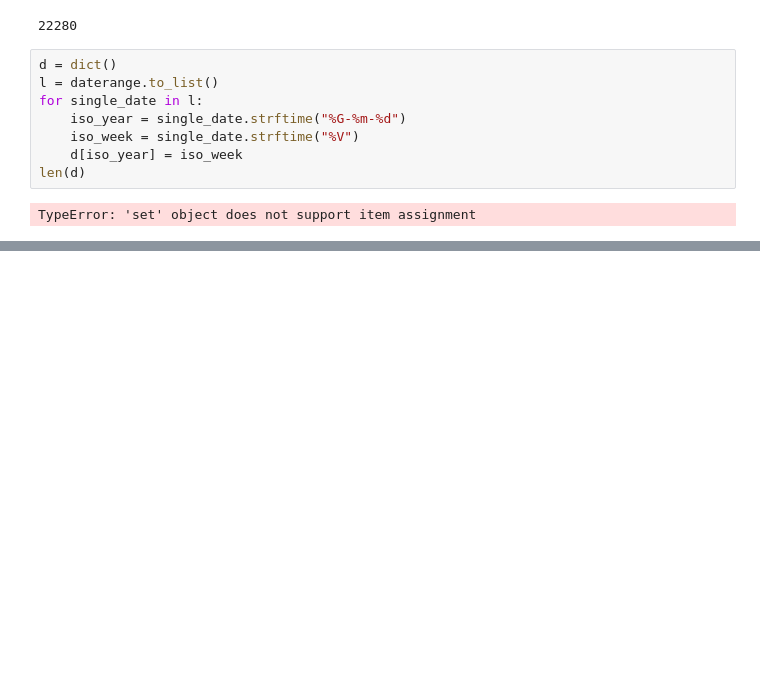
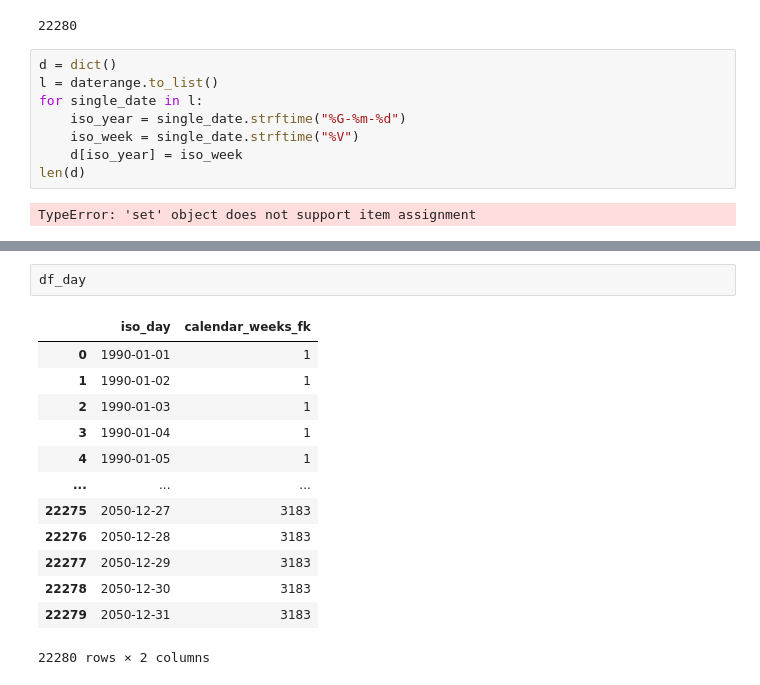
Before and after one commit to dstoecklein/corona-analysis, a Jupyter notebook: notebooks/sqlite_test.ipynb, the cells around one changed output, grey strips where cells are left out. Cells and saved outputs as stored; diff of their text form; blank space fills up the shorter version.

```diff
--- a/notebooks/sqlite_test.ipynb
+++ b/notebooks/sqlite_test.ipynb
@@ -734,0 +845,16 @@ TypeError: 'set' object does not support item assignment
+# %%
+df_day
+# %% [output]
+|  | iso_day | calendar_weeks_fk |
+| 0 | 1990-01-01 | 1 |
+| 1 | 1990-01-02 | 1 |
+| 2 | 1990-01-03 | 1 |
+| 3 | 1990-01-04 | 1 |
+| 4 | 1990-01-05 | 1 |
+| ... | ... | ... |
+| 22275 | 2050-12-27 | 3183 |
+| 22276 | 2050-12-28 | 3183 |
+| 22277 | 2050-12-29 | 3183 |
+| 22278 | 2050-12-30 | 3183 |
+| 22279 | 2050-12-31 | 3183 |
+22280 rows × 2 columns
```
Also changed, not shown: parts of 6 cells of this notebook, 8 other files.
